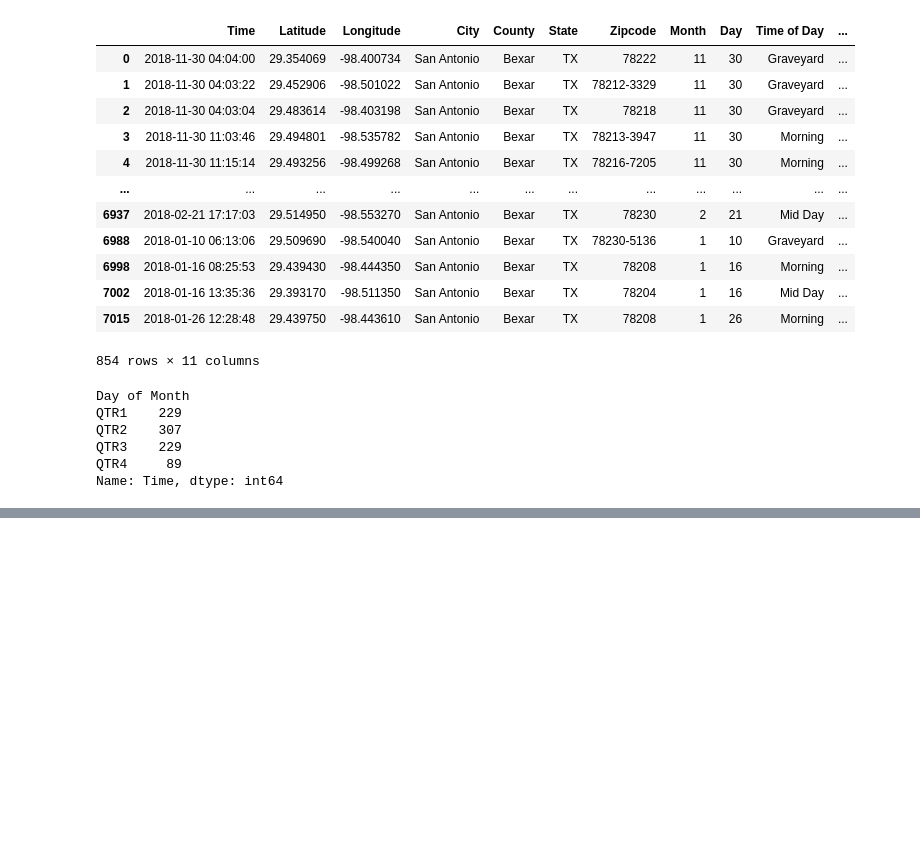
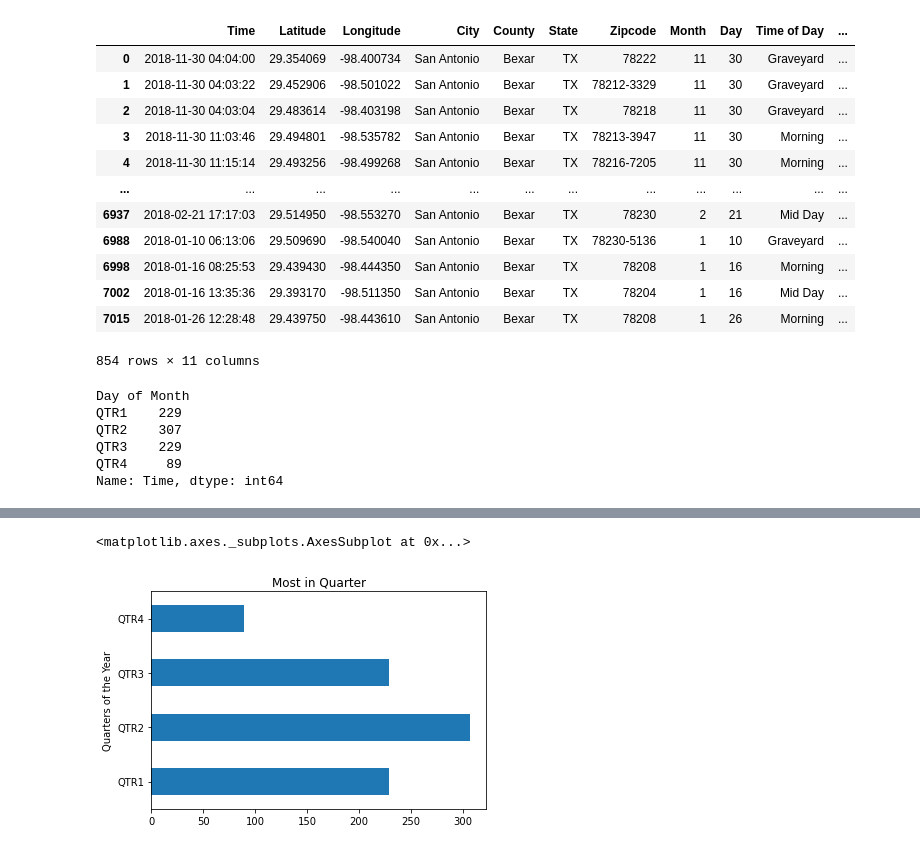
Before and after one commit to Corters22/Traffic_Data_in_San_Antonio, a Jupyter notebook: Question_3/SA_weather_traffic.ipynb, the cells around one changed output, grey strips where cells are left out. Cells and saved outputs as stored; diff of their text form; code cells hidden in the pictures; blank space fills up the shorter version.

```diff
--- a/Question_3/SA_weather_traffic.ipynb
+++ b/Question_3/SA_weather_traffic.ipynb
@@ -125,3 +169,6 @@ QTR2    307
 QTR3    229
 QTR4     89
 Name: Time, dtype: int64
+# %%
+most_qtr = day_counts["Time"]
+most_qtr
@@ -132,0 +247,6 @@ sa_counts.head()
+# %%
+most_qtr.index.name = 'Quarters of the Year'
+most_qtr.plot.barh(x=x_axis, title="Most in Quarter")
+# %% [output]
+<matplotlib.axes._subplots.AxesSubplot at 0x...>
+[figure, added]
```
Also changed, not shown: parts of 9 cells of this notebook, 1 other file.
